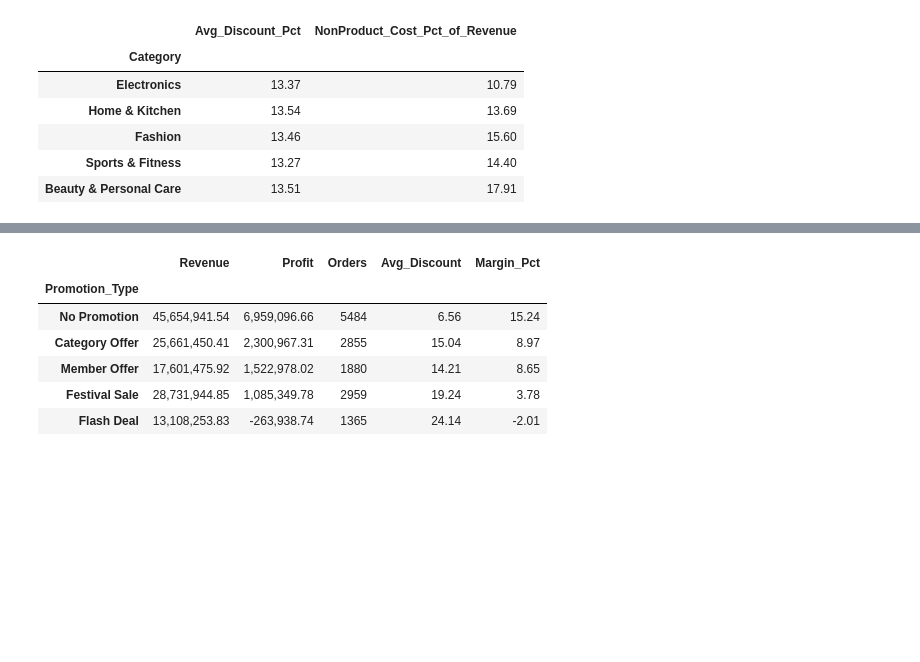
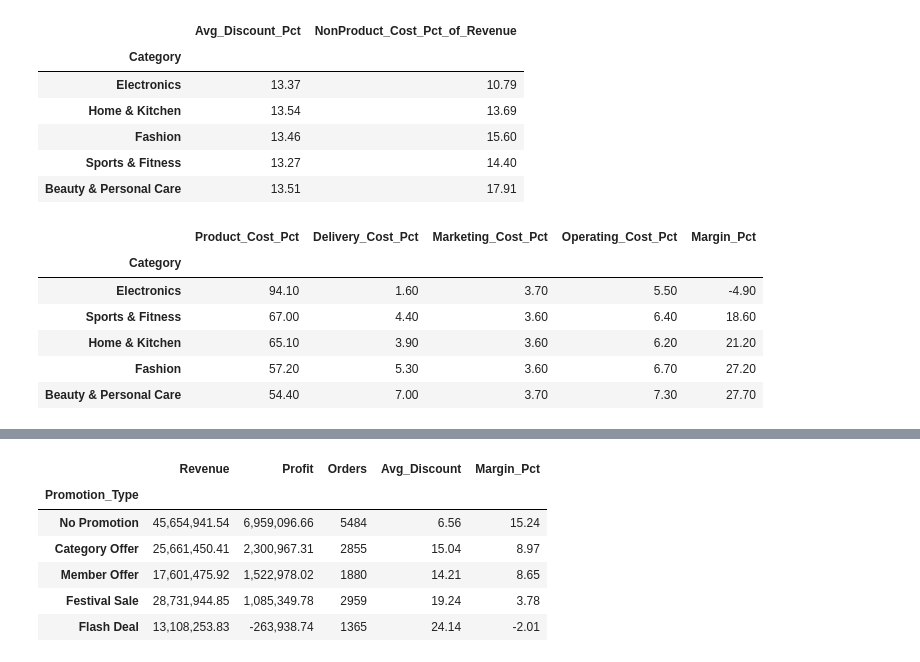
Before and after one commit to saint2706/AuroraCart-Case-Study, a Jupyter notebook: notebooks/AuroraCart_EDA.ipynb, the cells around one changed output, grey strips where cells are left out. Drawn from its saved outputs; the diff is of its cells as text; code cells hidden in the pictures; blank space fills up the shorter version.

```diff
--- a/notebooks/AuroraCart_EDA.ipynb
+++ b/notebooks/AuroraCart_EDA.ipynb
@@ -272,3 +403,16 @@ pd.DataFrame({"Avg_Discount_Pct": disc, "NonProduct_Cost_Pct_of_Revenue": cost_s
 | Fashion | 13.46 | 15.60 |
 | Sports & Fitness | 13.27 | 14.40 |
 | Beauty & Personal Care | 13.51 | 17.91 |
+# %%
+# Where each rupee of net revenue goes, by category — the *why* behind the margin bar.
+costs = A.cost_structure(df)
+costs[["Product_Cost_Pct", "Delivery_Cost_Pct", "Marketing_Cost_Pct",
+       "Operating_Cost_Pct", "Margin_Pct"]].round(1)
+# %% [output]
+|  | Product_Cost_Pct | Delivery_Cost_Pct | Marketing_Cost_Pct | Operating_Cost_Pct | Margin_Pct |
+| Category |  |  |  |  |  |
+| Electronics | 94.10 | 1.60 | 3.70 | 5.50 | -4.90 |
+| Sports & Fitness | 67.00 | 4.40 | 3.60 | 6.40 | 18.60 |
+| Home & Kitchen | 65.10 | 3.90 | 3.60 | 6.20 | 21.20 |
+| Fashion | 57.20 | 5.30 | 3.60 | 6.70 | 27.20 |
+| Beauty & Personal Care | 54.40 | 7.00 | 3.70 | 7.30 | 27.70 |
```
Also changed, not shown: parts of 39 cells of this notebook, 26 other files.
